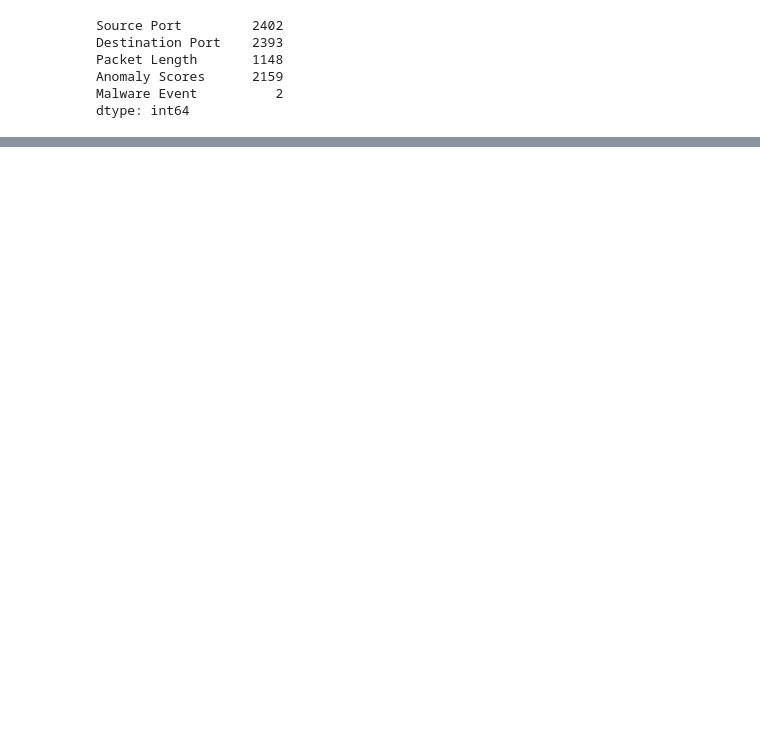
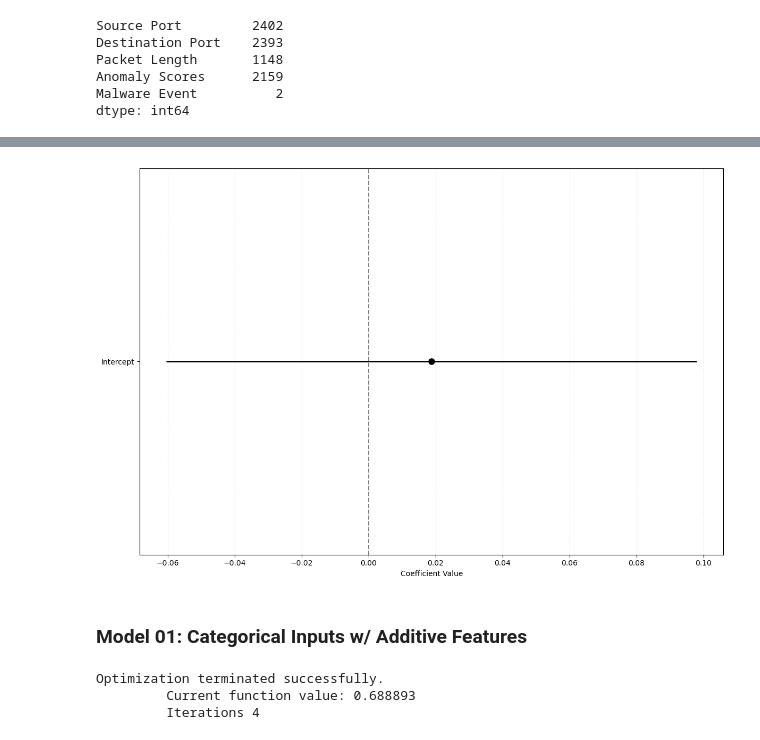
Before and after one commit to mytechnotalent/Reverse-Engineering-Data, a Jupyter notebook: 03-LR.ipynb, the cells around one changed output, grey strips where cells are left out. Cells and saved outputs as stored; diff of their text form; code cells hidden in the pictures; blank space fills up the shorter version.

```diff
--- a/03-LR.ipynb
+++ b/03-LR.ipynb
@@ -83,7 +82,7 @@ Log Source                    0
 Malware Event                 0
 dtype: int64
 # %%
-df_clean = df.dropna(subset=[col for col in df.columns if col != 'Malware Indicators']).copy()
+df_clean = df.dropna(subset=[column for column in df.columns if column != 'Malware Indicators']).copy()
 # %%
 df_clean.isna().sum()
 # %% [output]
@@ -164,2 +160,0 @@ dtype: int64
-# %%
-df_clean = df_clean.drop(columns=['Malware Indicators'])
@@ -419,0 +436,29 @@ plt.show()
+# %%
+formula_list = [
+    # Model 00: Intercept-Only or Constant Average
+    'Q("Malware Event") ~ 1',
+
+    # Model 01: Categorical Inputs w/ Additive Features
+    'Q("Malware Event") ~ C(Q("Protocol")) + C(Q("Packet Type")) + C(Q("Traffic Type")) + C(Q("Alerts/Warnings")) + C(Q("Attack Type")) + C(Q("Attack Signature")) + C(Q("Action Taken")) + C(Q("Severity Level")) + C(Q("Network Segment")) + C(Q("Firewall Logs")) + C(Q("IDS/IPS Alerts")) + C(Q("Log Source"))',
+
+    # Model 02: Continuous Inputs w/ Linear Additive Features
+    'Q("Malware Event") ~ Q("Source Port") + Q("Destination Port") + Q("Packet Length") + Q("Anomaly Scores")',
+
+    # Model 03: All Inputs w/ Linear Additive Features
+    'Q("Malware Event") ~ Q("Source Port") + Q("Destination Port") + Q("Packet Length") + Q("Anomaly Scores") + C(Q("Protocol")) + C(Q("Packet Type")) + C(Q("Traffic Type")) + C(Q("Alerts/Warnings")) + C(Q("Attack Type")) + C(Q("Attack Signature")) + C(Q("Action Taken")) + C(Q("Severity Level")) + C(Q("Network Segment")) + C(Q("Firewall Logs")) + C(Q("IDS/IPS Alerts")) + C(Q("Log Source"))',
+
+    # Model 04: Continuous Inputs w/ Linear Main Effect & Pair-Wise Interactions Quadratic
+    'Q("Malware Event") ~ Q("Source Port") + Q("Destination Port") + Q("Packet Length") + Q("Anomaly Scores") + Q("Source Port"):Q("Destination Port") + Q("Source Port"):Q("Packet Length") + Q("Source Port"):Q("Anomaly Scores") + Q("Destination Port"):Q("Packet Length") + Q("Destination Port"):Q("Anomaly Scores") + Q("Packet Length"):Q("Anomaly Scores") + np.power(Q("Source Port"), 2) + np.power(Q("Destination Port"), 2) + np.power(Q("Packet Length"), 2) + np.power(Q("Anomaly Scores"), 2)',
+
+    # Model 05: Interact Categorical Inputs w/ Continuous Inputs
+    'Q("Malware Event") ~ Q("Source Port") + Q("Destination Port") + Q("Packet Length") + Q("Anomaly Scores") + C(Q("Protocol")) + C(Q("Packet Type")) + C(Q("Traffic Type")) + C(Q("Alerts/Warnings")) + C(Q("Attack Type")) + C(Q("Attack Signature")) + C(Q("Action Taken")) + C(Q("Severity Level")) + C(Q("Network Segment")) + C(Q("Firewall Logs")) + C(Q("IDS/IPS Alerts")) + C(Q("Log Source")) + Q("Source Port"):Q("Destination Port") + Q("Source Port"):Q("Packet Length") + Q("Source Port"):Q("Anomaly Scores") + Q("Destination Port"):Q("Packet Length") + Q("Destination Port"):Q("Anomaly Scores") + Q("Packet Length"):Q("Anomaly Scores")',
+
+    # Model 06: Continuous Inputs w/ Linear Main Effect & Pair-Wise Interactions Cubic
+    'Q("Malware Event") ~ Q("Source Port") + Q("Destination Port") + Q("Packet Length") + Q("Anomaly Scores") + Q("Source Port"):Q("Destination Port") + Q("Source Port"):Q("Packet Length") + Q("Source Port"):Q("Anomaly Scores") + Q("Destination Port"):Q("Packet Length") + Q("Destination Port"):Q("Anomaly Scores") + Q("Packet Length"):Q("Anomaly Scores") + np.power(Q("Source Port"), 2) + np.power(Q("Destination Port"), 2) + np.power(Q("Packet Length"), 2) + np.power(Q("Anomaly Scores"), 2) + np.power(Q("Source Port"), 3) + np.power(Q("Destination Port"), 3) + np.power(Q("Packet Length"), 3) + np.power(Q("Anomaly Scores"), 3)',
+
+    # Model 07: Continuous Inputs w/ Linear Main Effect & Pair-Wise Interactions Quartic
+    'Q("Malware Event") ~ Q("Source Port") + Q("Destination Port") + Q("Packet Length") + Q("Anomaly Scores") + Q("Source Port"):Q("Destination Port") + Q("Source Port"):Q("Packet Length") + Q("Source Port"):Q("Anomaly Scores") + Q("Destination Port"):Q("Packet Length") + Q("Destination Port"):Q("Anomaly Scores") + Q("Packet Length"):Q("Anomaly Scores") + np.power(Q("Source Port"), 2) + np.power(Q("Destination Port"), 2) + np.power(Q("Packet Length"), 2) + np.power(Q("Anomaly Scores"), 2) + np.power(Q("Source Port"), 3) + np.power(Q("Destination Port"), 3) + np.power(Q("Packet Length"), 3) + np.power(Q("Anomaly Scores"), 3) + np.power(Q("Source Port"), 4) + np.power(Q("Destination Port"), 4) + np.power(Q("Packet Length"), 4) + np.power(Q("Anomaly Scores"), 4)',
+
+    # Model 08: Pairwise Interactions Among Key Categorical Features
+    'Q("Malware Event") ~ C(Q("Protocol")) * C(Q("Packet Type")) + C(Q("Traffic Type")) * C(Q("Attack Type")) + C(Q("Severity Level")) + C(Q("Action Taken")) + C(Q("Log Source"))'
+]
@@ -419,0 +469,4 @@ plt.show()
+# %%
+model_00 = smf.logit(formula=formula_list[0],
+                     data=df_clean). \
+                     fit()
@@ -419,0 +490,14 @@ plt.show()
+# %%
+my_coefplot(model_00)
+# %% [output]
+[figure, added]
+# %% [markdown]
+### Model 01: Categorical Inputs w/ Additive Features
+# %%
+model_01 = smf.logit(formula=formula_list[1],
+                     data=df_clean). \
+                     fit()
+# %% [output]
+Optimization terminated successfully.
+         Current function value: 0.688893
+         Iterations 4
```
Also changed, not shown: parts of 144 cells of this notebook, 1 other file.
